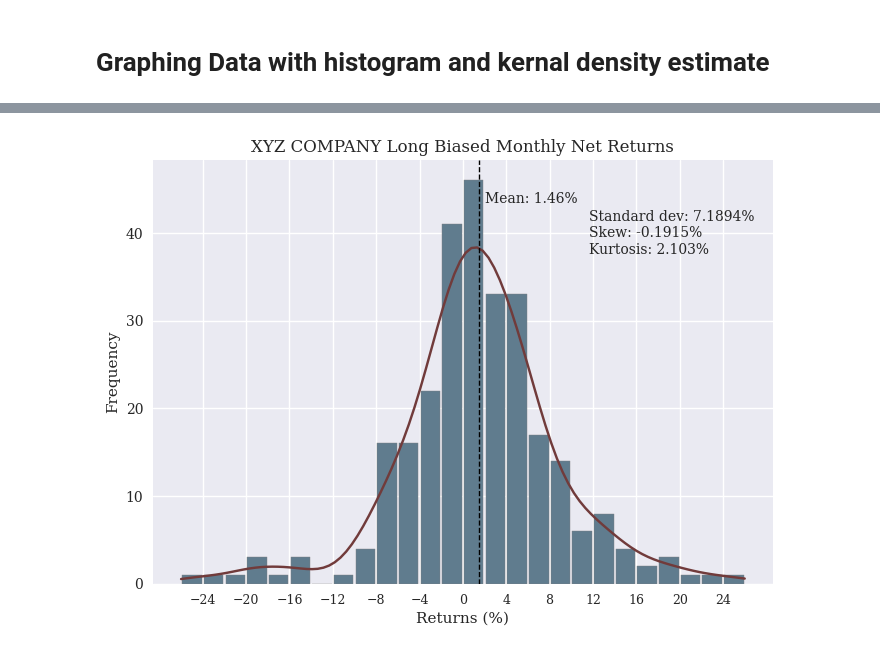
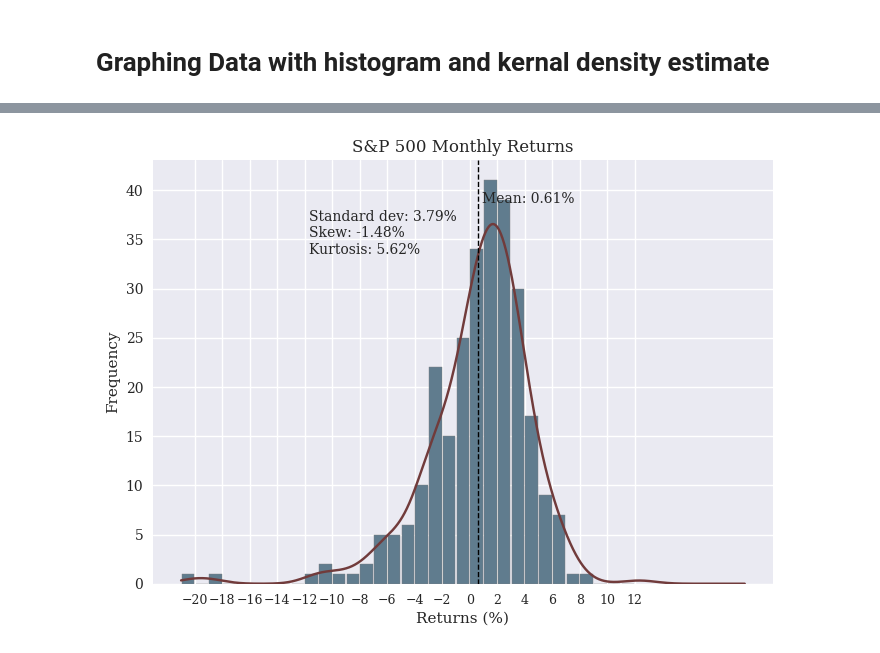
Before and after one commit to watrgoat/snp-plot, a Jupyter notebook: plot.ipynb, the cells around one changed output, grey strips where cells are left out. Saved outputs shown, nothing was run; the diff lists cells and outputs as text; code cells hidden in the pictures.

Commit message:
added data file for future getting monthly returns

```diff
--- a/plot.ipynb
+++ b/plot.ipynb
@@ -10,15 +16,19 @@ from matplotlib.ticker import FormatStrFormatter
 # %%
 col = 'Returns' # column being graphed
-file_name = 'long biased monthly net returns.csv' # name of the csv file
+file_name = 'monthly returns.csv' # name of the csv file
 show_density = False # y axis: true = density, false = frequency
-title = 'XYZ COMPANY Long Biased Monthly Net Returns' # graph title
+title = 'S&P 500 Monthly Returns' # graph title
 x_axis_label = 'Returns (%)' # x axis title
 quality = 1.5 # output image quality, default: 1.5
-bin_size = 2 # size of bins on graph, default: 2
-bin_label_freq = 4 # frequency of bin labels, default: 4
+bin_size = 1 # size of bins on graph, default: 2
+bin_label_freq = 2 # frequency of bin labels, default: 4
 x_axis_font_size = 9 # font size for the x axis, default: 9
+shift = 0 # bin label shift, default: 1
 # %%
 df = pd.read_csv(file_name)[col]
+# %%
+for i in range(len(df)):
+    df[i] = df[i]*100
 # %%
 # get data statistics
 r_mean = df.mean()
@@ -48,7 +58,7 @@ kde = GaussianKDE(df)
 # %%
 # setting bins and the labels
 bins = list(range(round(r_range[0])-1, round(r_range[1])+1, bin_size))
-bin_labels = list(range(round(r_range[0])+1, round(r_range[1])+1, bin_label_freq))
+bin_labels = list(range(round(r_range[0])+shift, round(r_range[1])+1, bin_label_freq))
 # %%
 # style like seaborn
 plt.style.use('seaborn')
@@ -58,36 +68,36 @@ plt.rcParams["font.family"] = "serif"
 
 # create histogram plot
 fig, ax = plt.subplots()
 ax.hist(x=df, bins=bins, rwidth=0.9, density=show_density, color='#607c8e', edgecolor='gray')
 
 # create kernel density estimate (KDE) plot
-xx = np.linspace(round(r_range[0])-1, round(r_range[1]), 100)
+xx = np.linspace(round(r_range[0])-1, 0-round(r_range[0]), 2000)
 if show_density:
     ax.plot(xx, kde(xx), color='#713B3B')
     plt.ylabel('Density')
 else:
-    ax.plot(xx, kde(xx)*len(df)*2, color='#713B3B')
+    ax.plot(xx, kde(xx)*len(df)*bin_size, color='#713B3B')
     plt.ylabel('Frequency')
 
 # add extra info about data
-plt.figtext(.67, .77, f'Standard dev: {round(r_std, 4)}%')
-plt.figtext(.67, .74, f'Skew: {round(r_skew, 4)}%')
-plt.figtext(.67, .71, f'Kurtosis: {round(r_kurt, 4)}%')
+plt.figtext(.32, .77, f'Standard dev: {round(r_std, 2)}%')
+plt.figtext(.32, .74, f'Skew: {round(r_skew, 2)}%')
+plt.figtext(.32, .71, f'Kurtosis: {round(r_kurt, 2)}%')
 
 # line for mean
 plt.axvline(r_mean, color='k', linestyle='dashed', linewidth=1)
 min_ylim, max_ylim = plt.ylim()
 plt.text(r_mean*1.4, max_ylim*0.9, f'Mean: {round(r_mean, 2)}%')
 
 # add labels
 plt.title(title)
 plt.xlabel(x_axis_label)
 
 # reformat x axis
 ax.set_xticks(bin_labels)
 plt.xticks(fontsize=x_axis_font_size)
 
 # save as png
 plt.savefig('graph.png', dpi=int(100*quality))
 # %% [output]
-[figure, old version]
+[figure, new version]
```
Also changed, not shown: parts of 2 cells of this notebook, 1 other file.
